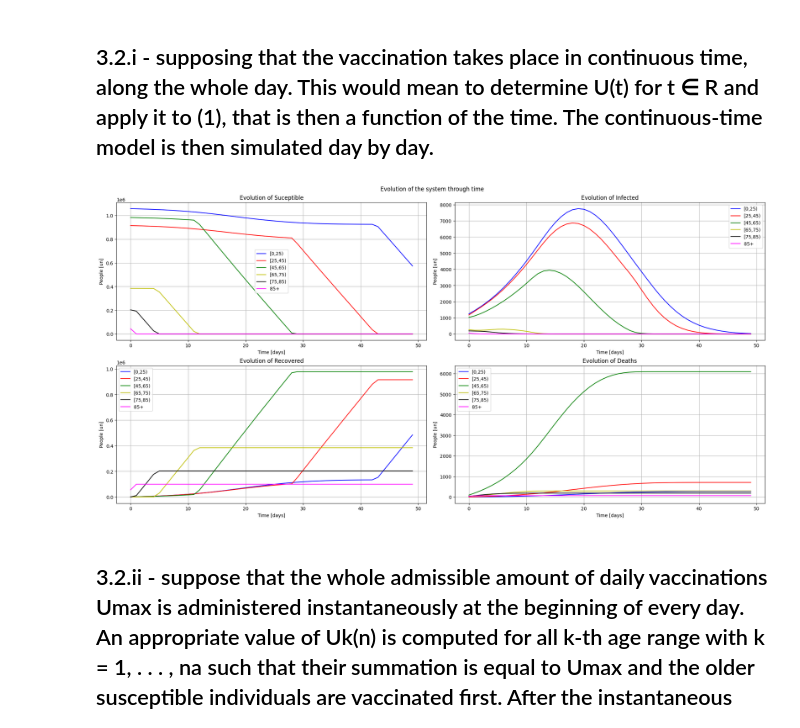
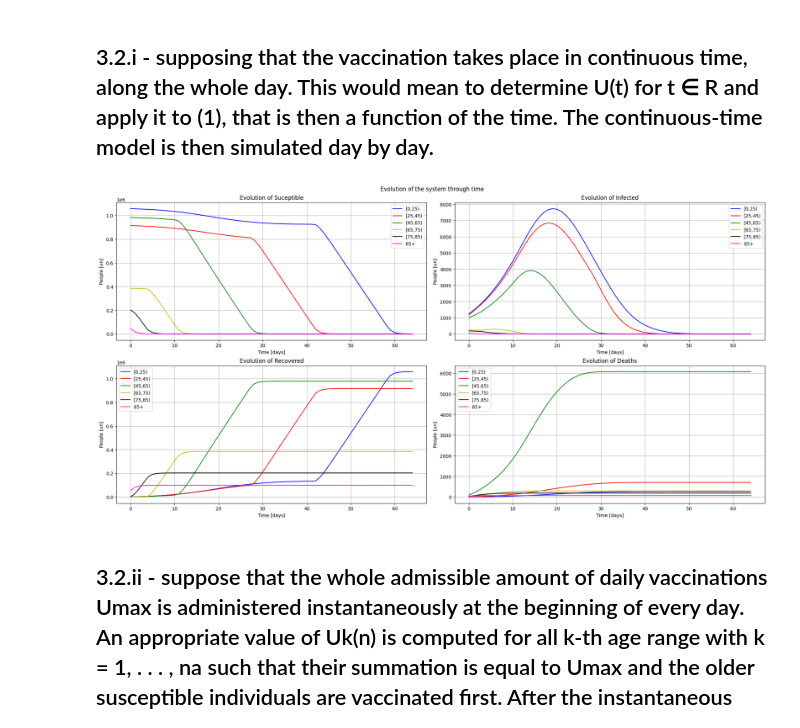
Before and after one commit to douglasmmachado/MPC, a Jupyter notebook: COVID-19.ipynb, the cells around one changed output. Cells and saved outputs as stored; diff of their text form; code cells hidden in the pictures.

```diff
--- a/COVID-19.ipynb
+++ b/COVID-19.ipynb
@@ -187,30 +187,51 @@ def calculate_u(umax, S, u):
           u[i] = np.minimum(S[i],un)
           un = un - u[i]
   return u
+# %%
+'''
+  Function to calculate the x dot function
+'''
+
+def dxdt2(x,t,C, gamr, gamd, lbd):
+
+  S=x[:6]
+  I=x[6:12]
+
+  umax=55191
+  U = np.zeros(6)
+  U = calculate_u(umax, S, U)
+
+
+  dSkdt = -lbd*S*(C@I) - U
+  dIkdt = lbd*S*(C@I) - (gamr + gamd)*I
+  dRdt = gamr*I + U
+  dDdt = gamd*I
+
+  return np.concatenate([dSkdt, dIkdt, dRdt, dDdt])
 # %%
 y0 = np.concatenate([S, I, R, D])
 x = y0
 
-S_array = np.zeros(300).reshape(50,6)
-I_array = np.zeros(300).reshape(50,6)
-R_array = np.zeros(300).reshape(50,6)
-D_array = np.zeros(300).reshape(50,6)
+days = 65
+divisions = len(ranges)
+
+S_array = np.zeros(days * divisions).reshape(days,6)
+I_array = np.zeros(days * divisions).reshape(days,6)
+R_array = np.zeros(days * divisions).reshape(days,6)
+D_array = np.zeros(days * divisions).reshape(days,6)
 
 
-for day in range(50):
-  Sk = x[:6]
-  U = np.zeros(6)
-  U = calculate_u(umax, Sk, U)
-  x = odeint(dxdt, x, [0,1], args=(C, U, gamr, gamd, lbd))
+for day in range(days):
+  x = odeint(dxdt2, x, [0,1], args=(C, gamr, gamd, lbd))
   x = x[1]
   S_array[day] = x[:6]
   I_array[day] = x[6:12]
   R_array[day] = x[12:18]
   D_array[day] = x[18:24]
 
 plot_x(S_array, I_array, R_array, D_array, ranges)
 # %% [output]
-[figure, old version]
+[figure, new version]
 # %% [markdown]
 ## 3.2.ii - suppose that the whole admissible amount of daily vaccinations Umax is administered instantaneously at the beginning of every day. An appropriate value of Uk(n) is computed for all k-th age range with k = 1, . . . , na such that their summation is equal to Umax and the older susceptible individuals are vaccinated first. After the instantaneous update of the number of susceptibles and recovered, the system (1) is simulated in open loop till the following day.
 # %%
```
